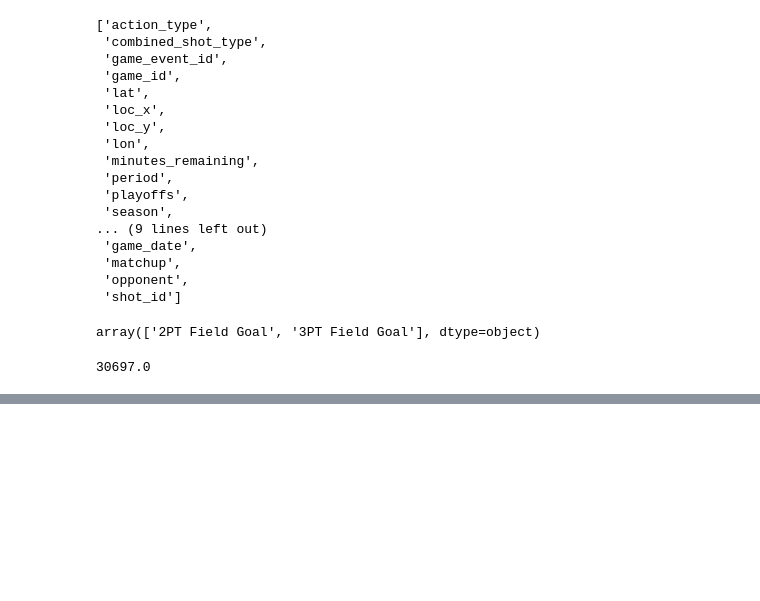
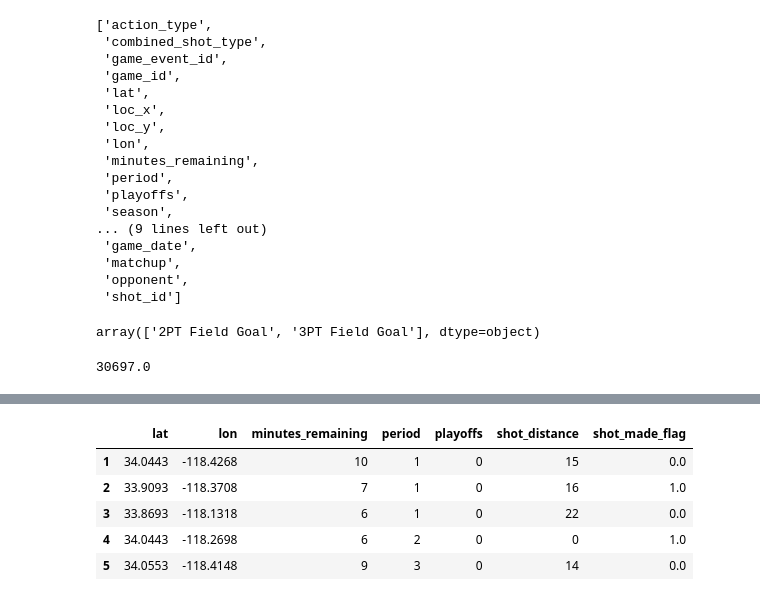
Before and after one commit to walterpl/infnet_IA_course, a Jupyter notebook: eng-ml/notebooks/looking_at_data.ipynb, the cells around one changed output, grey strips where cells are left out. Drawn from its saved outputs; the diff is of its cells as text; code cells hidden in the pictures; blank space fills up the shorter version.

```diff
--- a/eng-ml/notebooks/looking_at_data.ipynb
+++ b/eng-ml/notebooks/looking_at_data.ipynb
@@ -125,0 +113,9 @@ catalog.load('data_filtred')
+# %%
+data_filtred_df.head()
+# %% [output]
+|  | lat | lon | minutes_remaining | period | playoffs | shot_distance | shot_made_flag |
+| 1 | 34.0443 | -118.4268 | 10 | 1 | 0 | 15 | 0.0 |
+| 2 | 33.9093 | -118.3708 | 7 | 1 | 0 | 16 | 1.0 |
+| 3 | 33.8693 | -118.1318 | 6 | 1 | 0 | 22 | 0.0 |
+| 4 | 34.0443 | -118.2698 | 6 | 2 | 0 | 0 | 1.0 |
+| 5 | 34.0553 | -118.4148 | 9 | 3 | 0 | 14 | 0.0 |
```
Also changed, not shown: parts of 8 cells of this notebook, 25 other files.
